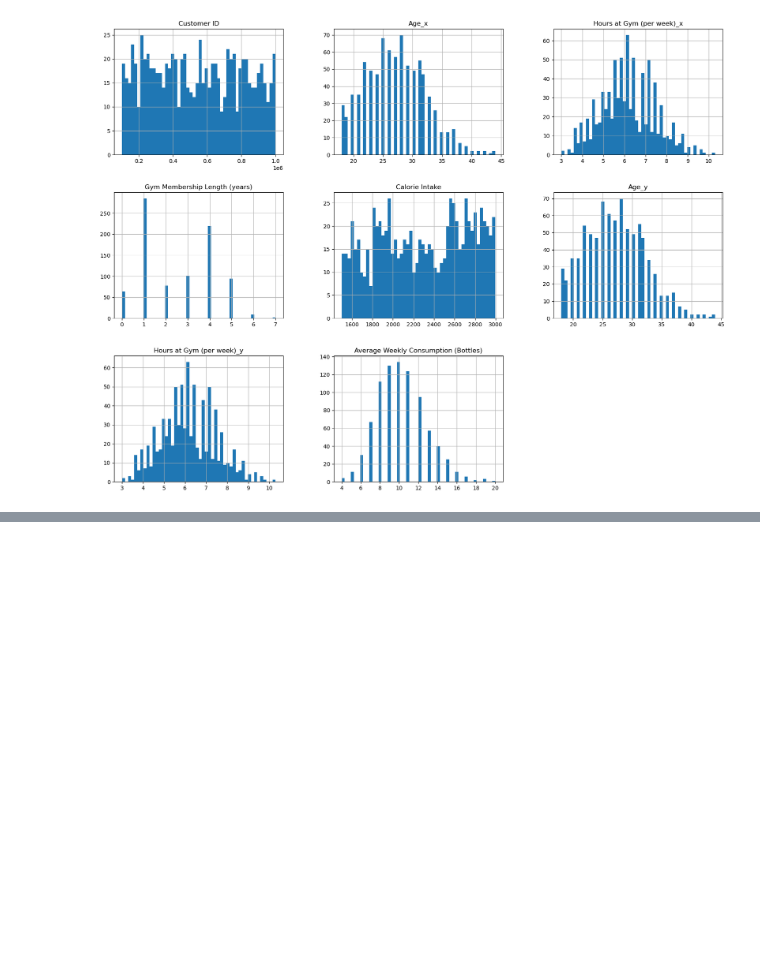
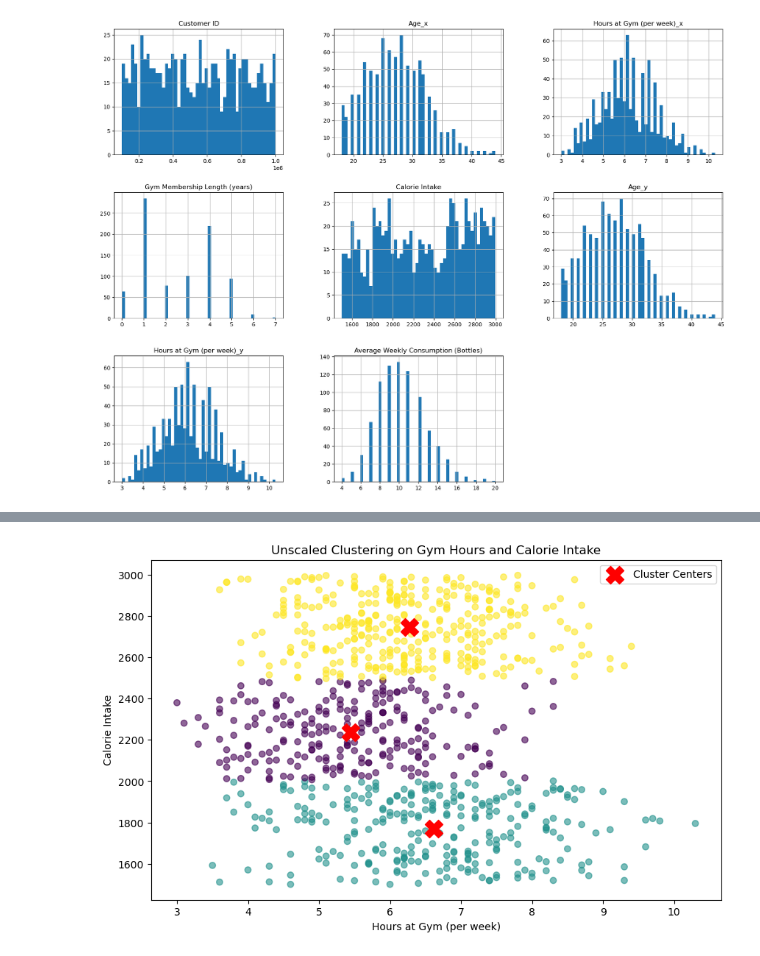
Before and after one commit to svnxxa/BOLT-First-Byte-Datathon, a Jupyter notebook: coreboost_compare.ipynb, the cells around one changed output, grey strips where cells are left out. Cells and saved outputs as stored; diff of their text form; code cells hidden in the pictures; blank space fills up the shorter version.

```diff
--- a/coreboost_compare.ipynb
+++ b/coreboost_compare.ipynb
@@ -81,0 +150,22 @@ ValueError: Could not interpret value `Hours at Gym (per week)` for parameter `x
+# %%
+from sklearn.cluster import KMeans
+import matplotlib.pyplot as plt
+
+# Select features without scaling
+features = merged_data[['Hours at Gym (per week)_x', 'Calorie Intake', 'Average Weekly Consumption (Bottles)']].dropna()
+
+# Fit K-Means with an appropriate number of clusters (e.g., 3)
+kmeans = KMeans(n_clusters=3, random_state=42)
+clusters = kmeans.fit_predict(features)
+
+# Plot the clusters
+plt.figure(figsize=(10, 6))
+plt.scatter(features['Hours at Gym (per week)_x'], features['Calorie Intake'], c=clusters, cmap='viridis', alpha=0.6)
+plt.scatter(kmeans.cluster_centers_[:, 0], kmeans.cluster_centers_[:, 1], s=300, c='red', marker='X', label='Cluster Centers')
+plt.xlabel('Hours at Gym (per week)')
+plt.ylabel('Calorie Intake')
+plt.title('Unscaled Clustering on Gym Hours and Calorie Intake')
+plt.legend()
+plt.show()
+# %% [output]
+[figure, added]
```
Also changed, not shown: parts of 11 cells of this notebook.
